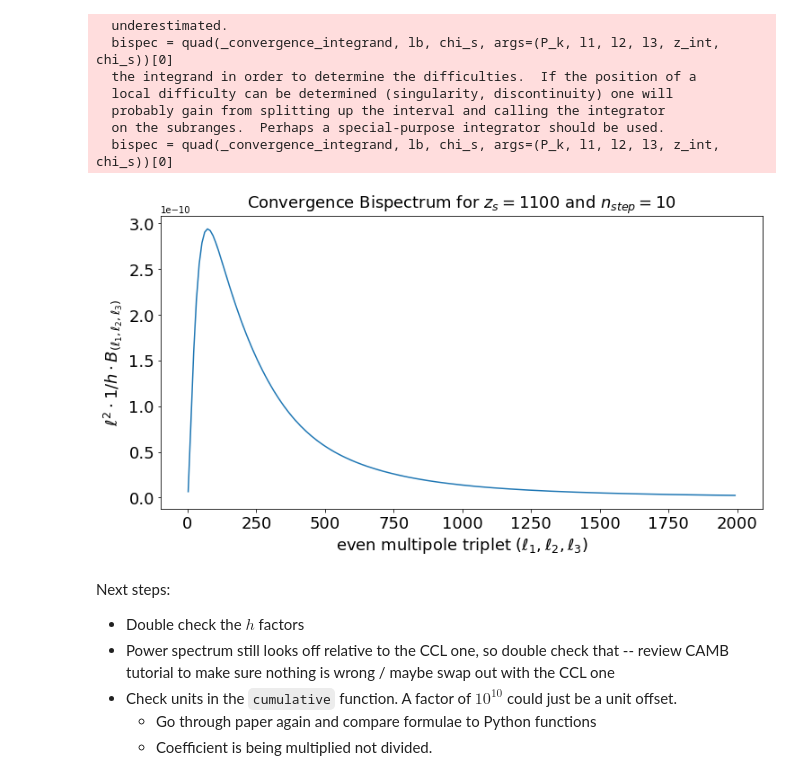
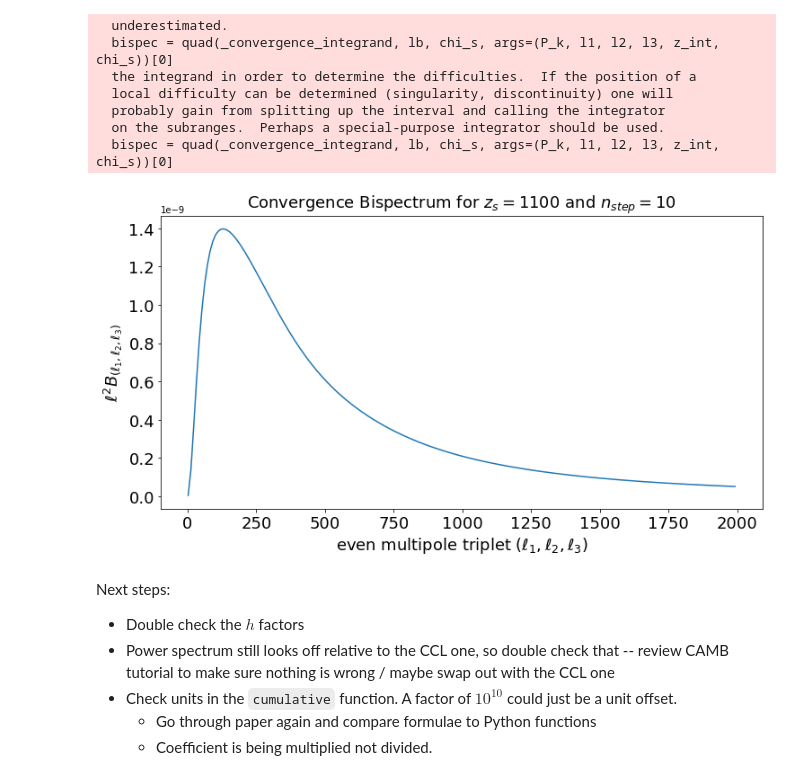
Before and after one commit to abarnea/Bispectrum, a Jupyter notebook: convergence_bispec.ipynb, the cells around one changed output. Saved outputs shown, nothing was run; the diff lists cells and outputs as text; code cells hidden in the pictures.

Commit message:
Removed 1/h scaling from convergence bispectrum plot

```diff
--- a/convergence_bispec.ipynb
+++ b/convergence_bispec.ipynb
@@ -277,15 +277,15 @@ def plot_bispec_eq(ells, bls, figsize=(12,6),
     plt.yticks(fontsize=18)
     plt.show()
 # %%
-bls = ells**2 * (1/hs) * Bls
+bls = ells**2 * Bls
 finite_ells = ells[np.isfinite(bls)]
 finite_bls = bls[np.isfinite(bls)]
 
 plot_bispec_eq(finite_ells, finite_bls,
-               ylabel="$\ell^2 \cdot 1/h \cdot B_{(\ell_1, \ell_2, \ell_3)}$",
+               ylabel="$\ell^2 B_{(\ell_1, \ell_2, \ell_3)}$",
                title="Convergence Bispectrum for $z_s = 1100.$ and $n_{step} = 10$")
 # %% [output]
-[figure, old version]
+[figure, new version]
 # %% [markdown]
 Next steps:
 
```
Also changed, not shown: parts of 1 cell of this notebook.
